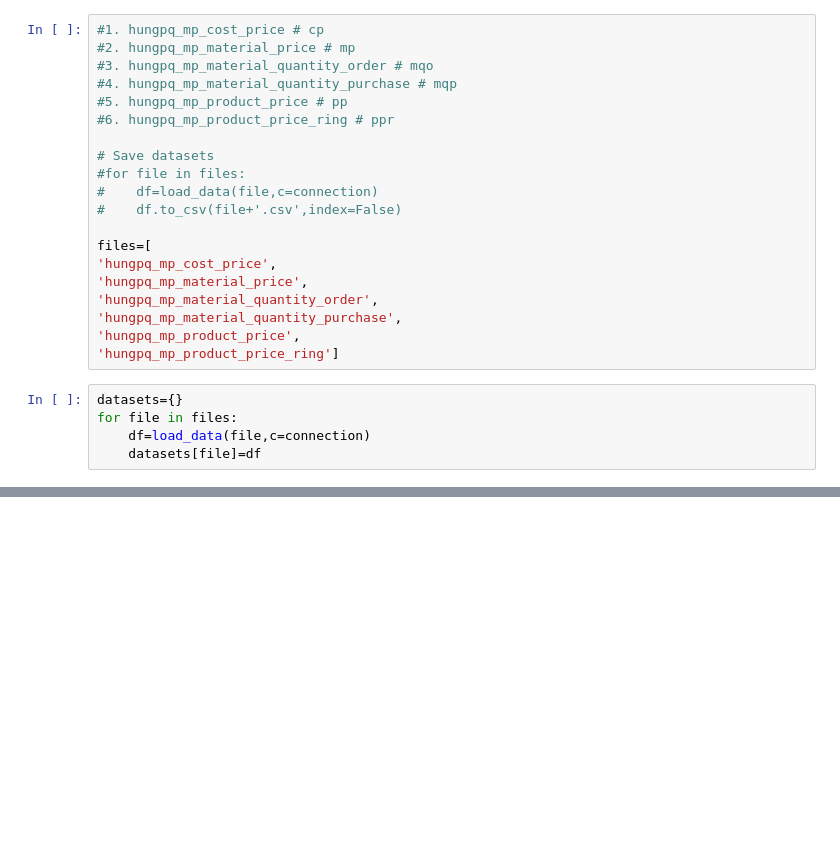
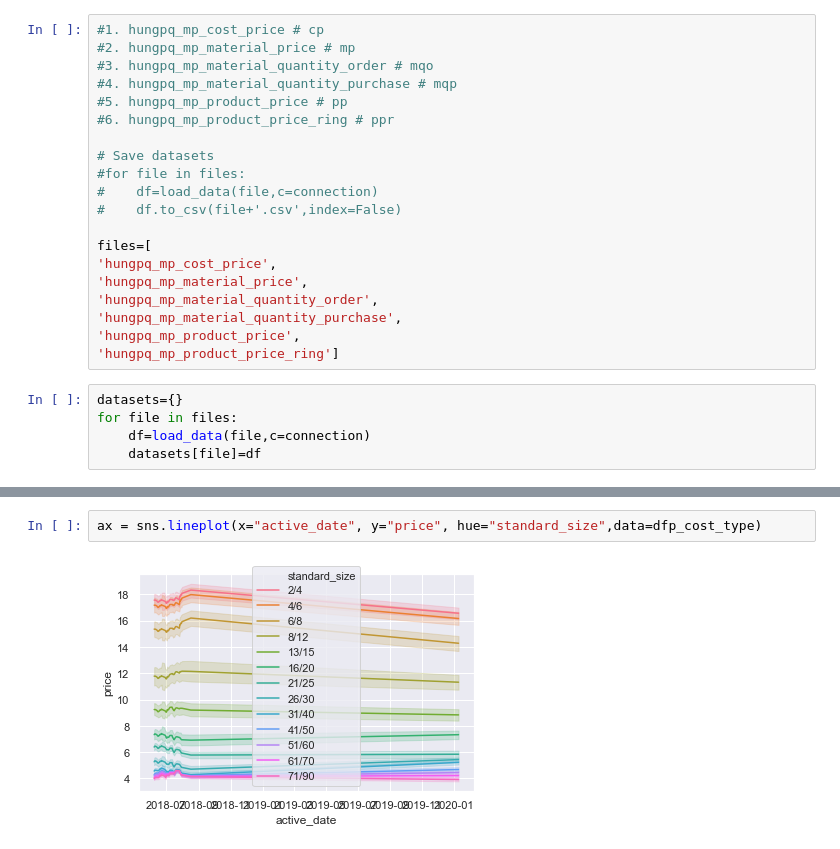
Before and after one commit to tvlongams/VizProjects, a Jupyter notebook: prediction.ipynb, the cells around one changed output, grey strips where cells are left out. Drawn from its saved outputs; the diff is of its cells as text; blank space fills up the shorter version.

```diff
--- a/prediction.ipynb
+++ b/prediction.ipynb
@@ -90,0 +109,4 @@ array(['USD/kg'], dtype=object)
+# %%
+ax = sns.lineplot(x="active_date", y="price", hue="standard_size",data=dfp_cost_type)
+# %% [output]
+[figure, added]
```
Also changed, not shown: parts of 29 cells of this notebook.
